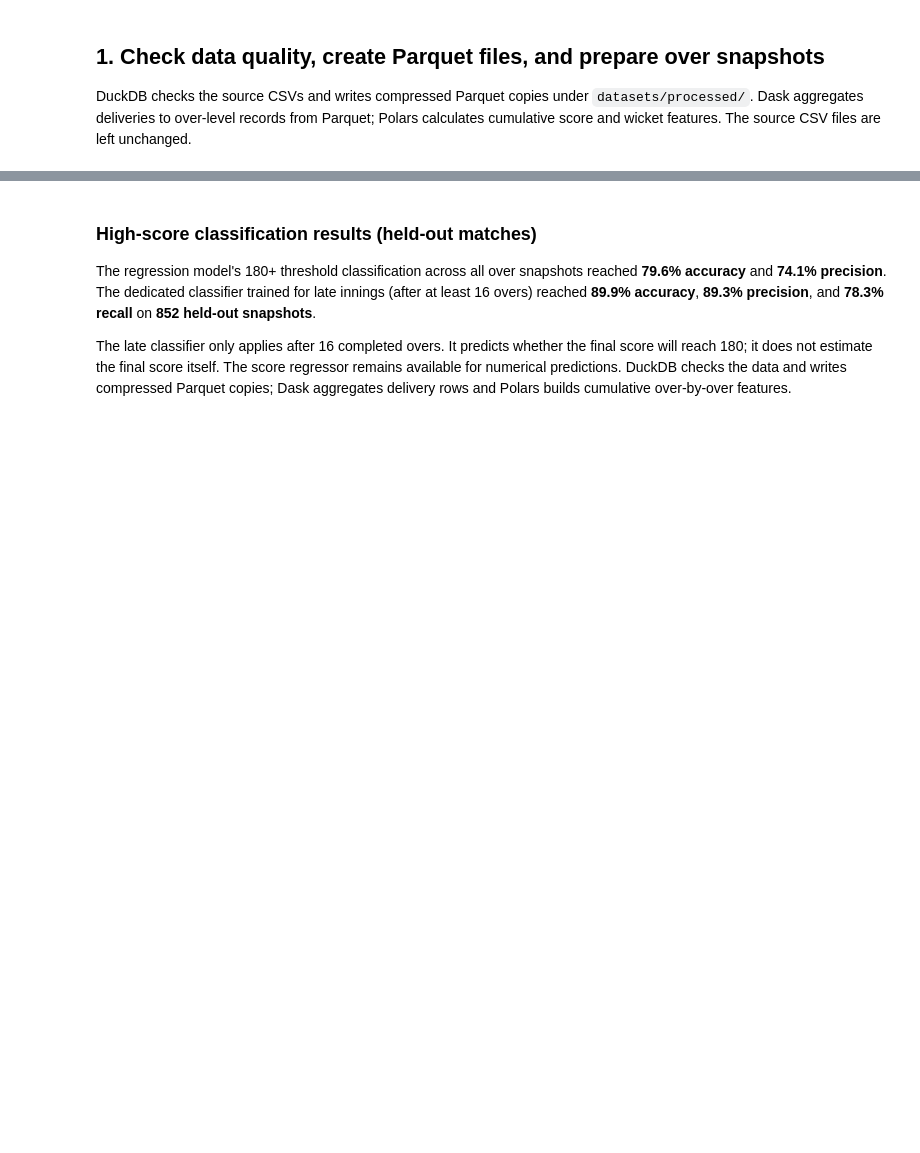
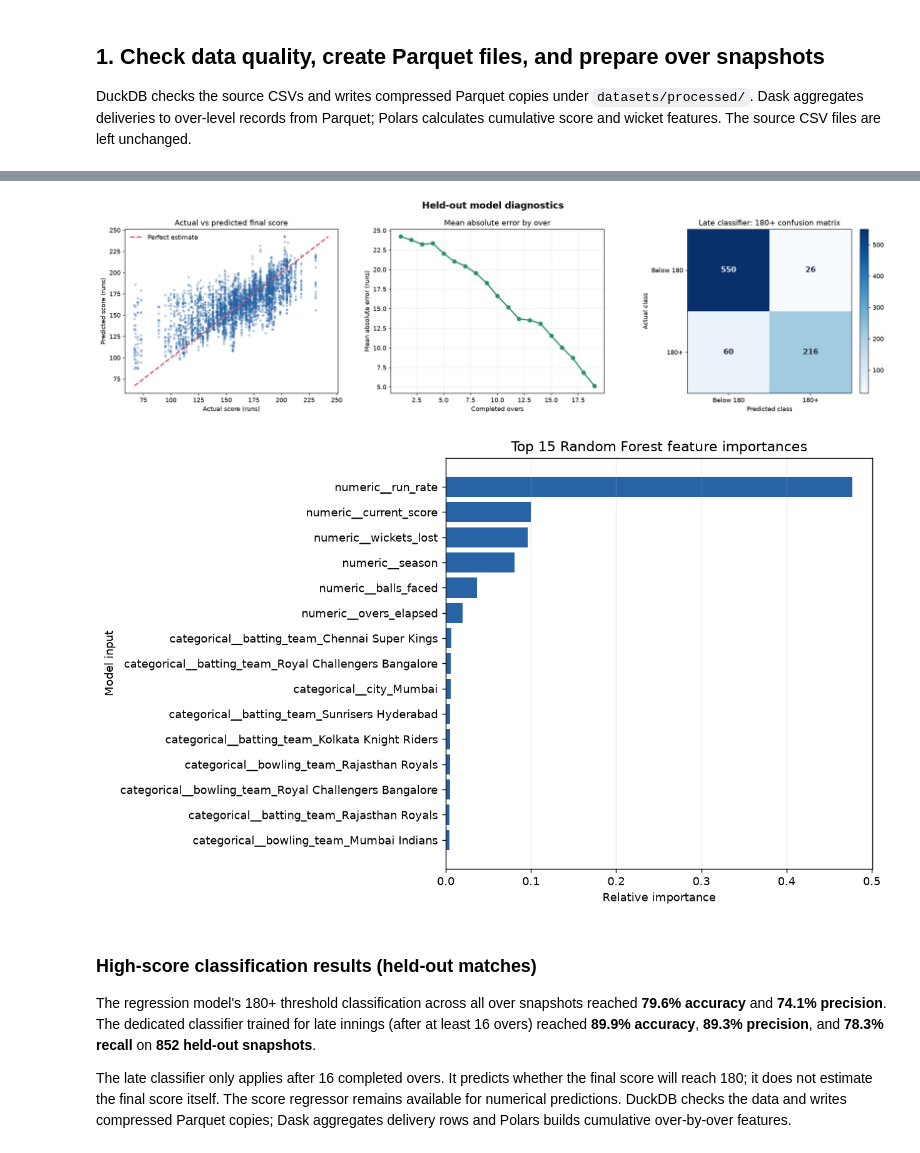
Before and after one commit to ajmalsha2006/CRICKETSCOREPREDICTION, a Jupyter notebook: first_innings_score_prediction.ipynb, the cells around one changed output, grey strips where cells are left out. Cells and saved outputs as stored; diff of their text form; code cells hidden in the pictures; blank space fills up the shorter version.

```diff
--- a/first_innings_score_prediction.ipynb
+++ b/first_innings_score_prediction.ipynb
@@ -212,3 +252,47 @@ display(pd.DataFrame([metrics]).round(3))
+# %%
+# Model diagnostics: holdout fit, error by over, and late-classifier confusion matrix.
+holdout_states = data.iloc[test_idx].copy()
+holdout_states['predicted_final_score'] = predictions
+holdout_states['absolute_error'] = (holdout_states['final_score'] - holdout_states['predicted_final_score']).abs()
+error_by_over = holdout_states.groupby('overs_elapsed')['absolute_error'].mean()
+cm = confusion_matrix(late_actual, late_predictions, labels=[0, 1])
+
+fig, axes = plt.subplots(1, 3, figsize=(18, 5))
+axes[0].scatter(y_test, predictions, color='#2864a5', alpha=0.35, s=15, edgecolors='none')
+line_min = min(float(y_test.min()), float(predictions.min()))
+line_max = max(float(y_test.max()), float(predictions.max()))
+axes[0].plot([line_min, line_max], [line_min, line_max], color='#d1495b', linestyle='--', linewidth=2, label='Perfect estimate')
+axes[0].set(title='Actual vs predicted final score', xlabel='Actual score (runs)', ylabel='Predicted score (runs)')
+axes[0].legend(frameon=False)
+
+axes[1].plot(error_by_over.index, error_by_over.values, color='#2a8f6a', marker='o', linewidth=2)
+axes[1].set(title='Mean absolute error by over', xlabel='Completed overs', ylabel='Mean absolute error (runs)')
+axes[1].grid(alpha=0.25)
+
+image = axes[2].imshow(cm, cmap='Blues')
+axes[2].set(title='Late classifier: 180+ confusion matrix', xlabel='Predicted class', ylabel='Actual class', xticks=[0, 1], yticks=[0, 1], xticklabels=['Below 180', '180+'], yticklabels=['Below 180', '180+'])
+for row in range(2):
+    for col in range(2):
+        axes[2].text(col, row, f'{cm[row, col]:,}', ha='center', va='center', color='white' if cm[row, col] > cm.max() * 0.55 else '#1d2939', fontsize=12, fontweight='bold')
+fig.colorbar(image, ax=axes[2], fraction=0.046, pad=0.04)
+fig.suptitle('Held-out model diagnostics', fontsize=15, fontweight='bold')
+fig.tight_layout()
+fig.savefig(PLOT_DIR / 'model_diagnostics.png', dpi=160, bbox_inches='tight')
+plt.show()
+
+# Random Forest feature importances, including one-hot encoded categorical inputs.
+feature_names = model.named_steps['preprocess'].get_feature_names_out()
+importance = pd.Series(model.named_steps['regressor'].feature_importances_, index=feature_names).nlargest(15).sort_values()
+fig, ax = plt.subplots(figsize=(10, 6))
+ax.barh(importance.index, importance.values, color='#2864a5')
+ax.set(title='Top 15 Random Forest feature importances', xlabel='Relative importance', ylabel='Model input')
+ax.grid(axis='x', alpha=0.25)
+fig.tight_layout()
+fig.savefig(PLOT_DIR / 'feature_importance.png', dpi=160, bbox_inches='tight')
+plt.show()
+# %% [output]
+[figure, added]
+[figure, added]
 # %% [markdown]
 ### High-score classification results (held-out matches)
 
```
Also changed, not shown: parts of 7 cells of this notebook, 4 other files.
